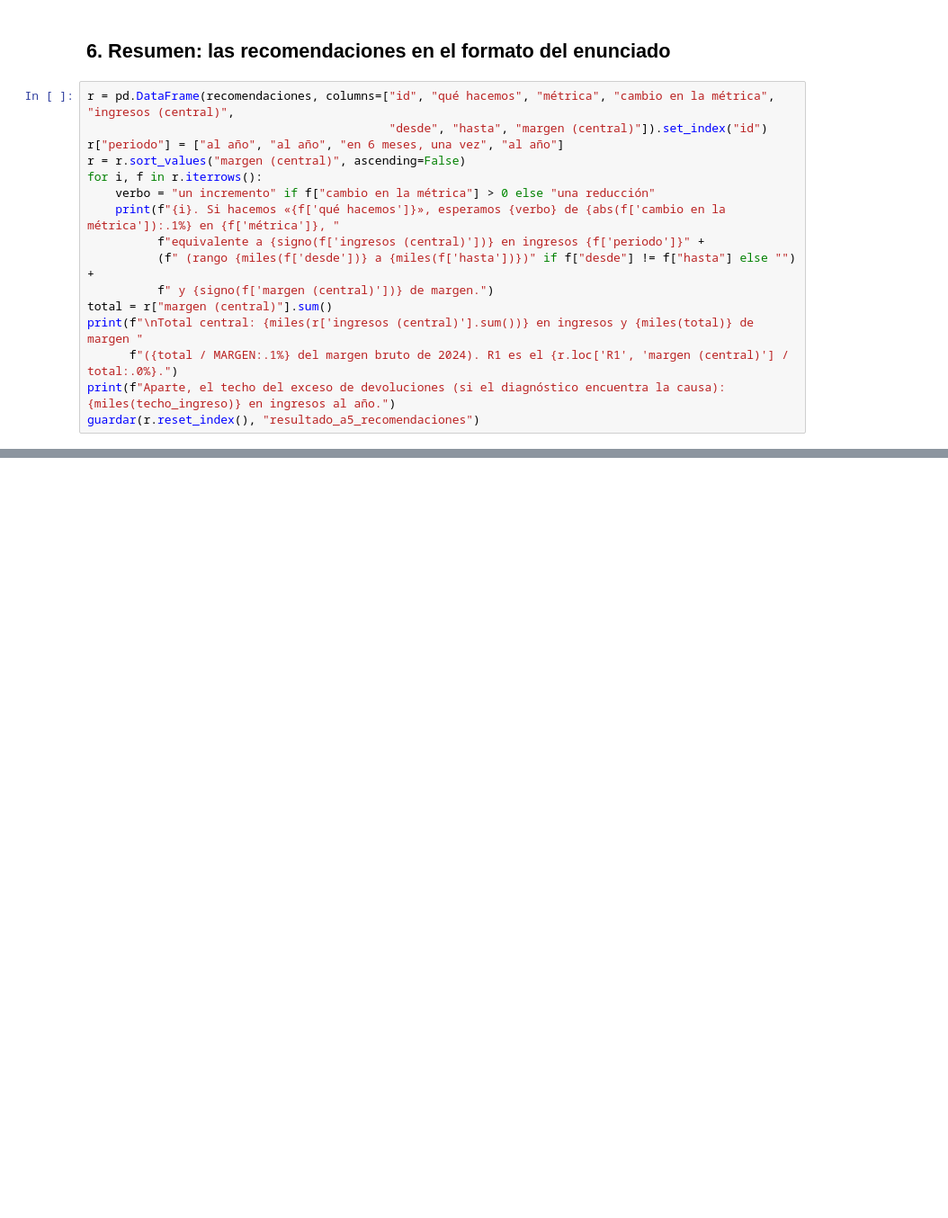
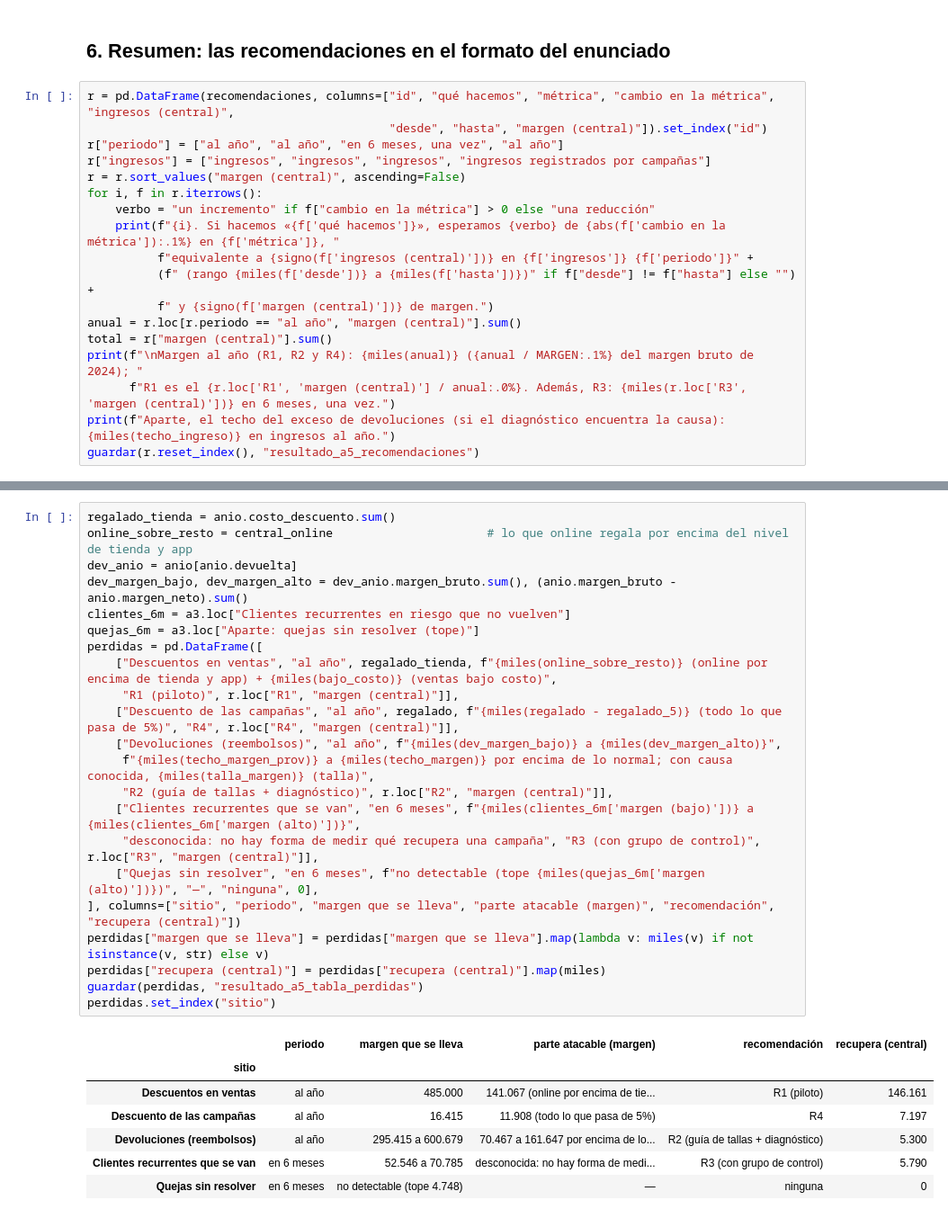
Before and after one commit to mathiascg05/retail-intelligence, a Jupyter notebook: notebooks/05_recomendaciones.ipynb, the cells around one changed output, grey strips where cells are left out. Shown at 90% size. Drawn from its saved outputs; the diff is of its cells as text; blank space fills up the shorter version.

```diff
--- a/notebooks/05_recomendaciones.ipynb
+++ b/notebooks/05_recomendaciones.ipynb
@@ -325,16 +371,18 @@ Ingresos registrados por campañas: −21.737 al año (menos conversiones)
 r = pd.DataFrame(recomendaciones, columns=["id", "qué hacemos", "métrica", "cambio en la métrica", "ingresos (central)",
                                            "desde", "hasta", "margen (central)"]).set_index("id")
 r["periodo"] = ["al año", "al año", "en 6 meses, una vez", "al año"]
+r["ingresos"] = ["ingresos", "ingresos", "ingresos", "ingresos registrados por campañas"]
 r = r.sort_values("margen (central)", ascending=False)
 for i, f in r.iterrows():
     verbo = "un incremento" if f["cambio en la métrica"] > 0 else "una reducción"
     print(f"{i}. Si hacemos «{f['qué hacemos']}», esperamos {verbo} de {abs(f['cambio en la métrica']):.1%} en {f['métrica']}, "
-          f"equivalente a {signo(f['ingresos (central)'])} en ingresos {f['periodo']}" +
+          f"equivalente a {signo(f['ingresos (central)'])} en {f['ingresos']} {f['periodo']}" +
           (f" (rango {miles(f['desde'])} a {miles(f['hasta'])})" if f["desde"] != f["hasta"] else "") +
           f" y {signo(f['margen (central)'])} de margen.")
+anual = r.loc[r.periodo == "al año", "margen (central)"].sum()
 total = r["margen (central)"].sum()
-print(f"\nTotal central: {miles(r['ingresos (central)'].sum())} en ingresos y {miles(total)} de margen "
-      f"({total / MARGEN:.1%} del margen bruto de 2024). R1 es el {r.loc['R1', 'margen (central)'] / total:.0%}.")
+print(f"\nMargen al año (R1, R2 y R4): {miles(anual)} ({anual / MARGEN:.1%} del margen bruto de 2024); "
+      f"R1 es el {r.loc['R1', 'margen (central)'] / anual:.0%}. Además, R3: {miles(r.loc['R3', 'margen (central)'])} en 6 meses, una vez.")
 print(f"Aparte, el techo del exceso de devoluciones (si el diagnóstico encuentra la causa): {miles(techo_ingreso)} en ingresos al año.")
 guardar(r.reset_index(), "resultado_a5_recomendaciones")
 # %% [output]
@@ -348,3 +406,33 @@ Aparte, el techo del exceso de devoluciones (si el diagnóstico encuentra la cau
+# %%
+regalado_tienda = anio.costo_descuento.sum()
+online_sobre_resto = central_online                      # lo que online regala por encima del nivel de tienda y app
+dev_anio = anio[anio.devuelta]
+dev_margen_bajo, dev_margen_alto = dev_anio.margen_bruto.sum(), (anio.margen_bruto - anio.margen_neto).sum()
+clientes_6m = a3.loc["Clientes recurrentes en riesgo que no vuelven"]
+quejas_6m = a3.loc["Aparte: quejas sin resolver (tope)"]
+perdidas = pd.DataFrame([
+    ["Descuentos en ventas", "al año", regalado_tienda, f"{miles(online_sobre_resto)} (online por encima de tienda y app) + {miles(bajo_costo)} (ventas bajo costo)",
+     "R1 (piloto)", r.loc["R1", "margen (central)"]],
+    ["Descuento de las campañas", "al año", regalado, f"{miles(regalado - regalado_5)} (todo lo que pasa de 5%)", "R4", r.loc["R4", "margen (central)"]],
+    ["Devoluciones (reembolsos)", "al año", f"{miles(dev_margen_bajo)} a {miles(dev_margen_alto)}",
+     f"{miles(techo_margen_prov)} a {miles(techo_margen)} por encima de lo normal; con causa conocida, {miles(talla_margen)} (talla)",
+     "R2 (guía de tallas + diagnóstico)", r.loc["R2", "margen (central)"]],
+    ["Clientes recurrentes que se van", "en 6 meses", f"{miles(clientes_6m['margen (bajo)'])} a {miles(clientes_6m['margen (alto)'])}",
+     "desconocida: no hay forma de medir qué recupera una campaña", "R3 (con grupo de control)", r.loc["R3", "margen (central)"]],
+    ["Quejas sin resolver", "en 6 meses", f"no detectable (tope {miles(quejas_6m['margen (alto)'])})", "—", "ninguna", 0],
+], columns=["sitio", "periodo", "margen que se lleva", "parte atacable (margen)", "recomendación", "recupera (central)"])
+perdidas["margen que se lleva"] = perdidas["margen que se lleva"].map(lambda v: miles(v) if not isinstance(v, str) else v)
+perdidas["recupera (central)"] = perdidas["recupera (central)"].map(miles)
+guardar(perdidas, "resultado_a5_tabla_perdidas")
+perdidas.set_index("sitio")
+# %% [output]
+|  | periodo | margen que se lleva | parte atacable (margen) | recomendación | recupera (central) |
+| sitio |  |  |  |  |  |
+| Descuentos en ventas | al año | 485.000 | 141.067 (online por encima de tie... | R1 (piloto) | 146.161 |
+| Descuento de las campañas | al año | 16.415 | 11.908 (todo lo que pasa de 5%) | R4 | 7.197 |
+| Devoluciones (reembolsos) | al año | 295.415 a 600.679 | 70.467 a 161.647 por encima de lo... | R2 (guía de tallas + diagnóstico) | 5.300 |
+| Clientes recurrentes que se van | en 6 meses | 52.546 a 70.785 | desconocida: no hay forma de medi... | R3 (con grupo de control) | 5.790 |
+| Quejas sin resolver | en 6 meses | no detectable (tope 4.748) | — | ninguna | 0 |
 # %% [markdown]
 ## Notas
 
```
Also changed, not shown: parts of 13 cells of this notebook, 14 other files.
